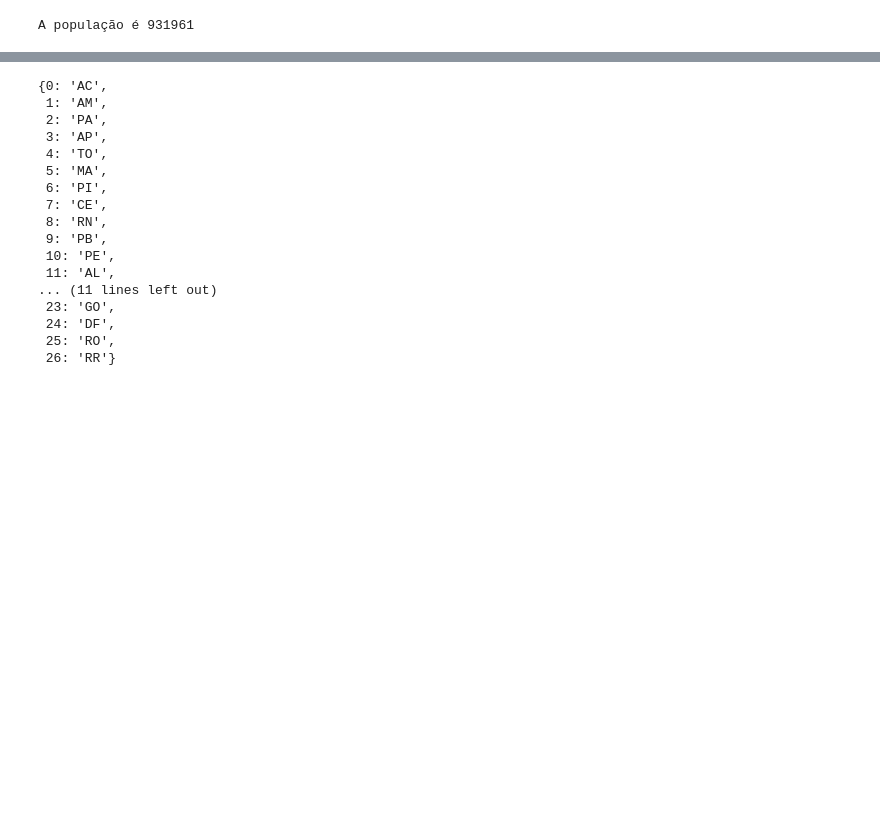
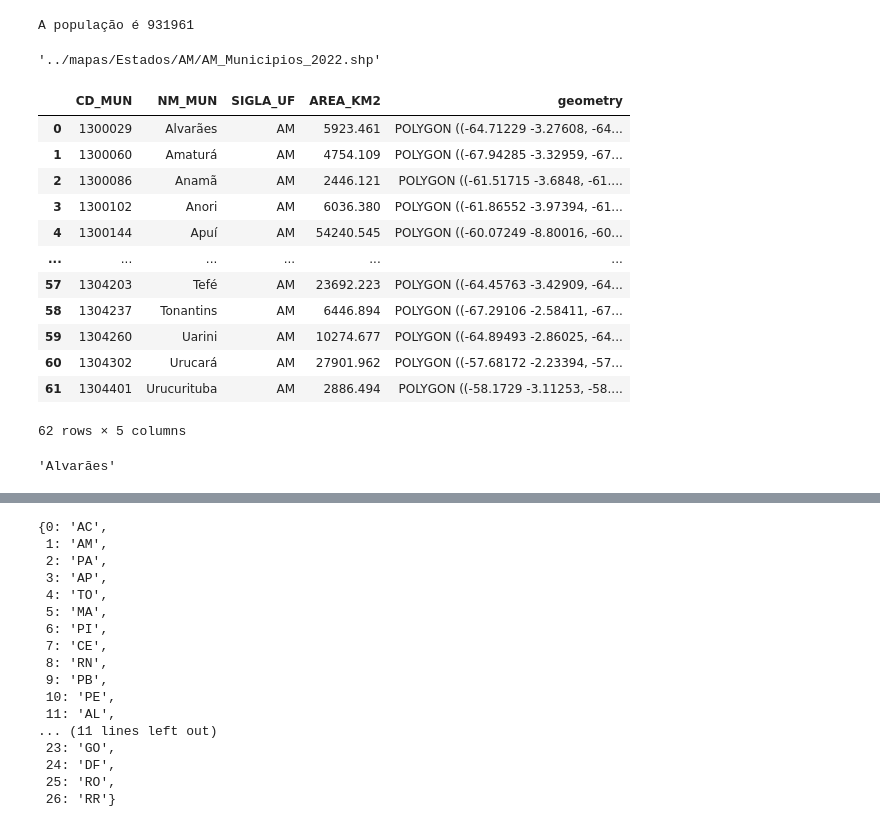
Before and after one commit to ecosustain/Info-APS, a Jupyter notebook: painel/teste.ipynb, the cells around one changed output, grey strips where cells are left out. Drawn from its saved outputs; the diff is of its cells as text; code cells hidden in the pictures; blank space fills up the shorter version.

```diff
--- a/painel/teste.ipynb
+++ b/painel/teste.ipynb
@@ -195,3 +195,16 @@ A população é 931961
 # %%
 # Converter para JSON
 cadastro_ultimo_ano.to_json('data/cadastros.json', orient='records')
+# %%
+import os
+
+estado = 'AM'
+
+# get shapefile
+arquivos = os.listdir(f'../mapas/Estados/{estado}')
+
+shapefile = [arquivo for arquivo in arquivos if arquivo.endswith('.shp')][0]
+shapefile = f'../mapas/Estados/{estado}/{shapefile}'
+shapefile
+# %% [output]
+'../mapas/Estados/AM/AM_Municipios_2022.shp'
@@ -197,0 +221,22 @@ cadastro_ultimo_ano.to_json('data/cadastros.json', orient='records')
+# %%
+gpd.read_file(shapefile)
+# %% [output]
+|  | CD_MUN | NM_MUN | SIGLA_UF | AREA_KM2 | geometry |
+| 0 | 1300029 | Alvarães | AM | 5923.461 | POLYGON ((-64.71229 -3.27608, -64... |
+| 1 | 1300060 | Amaturá | AM | 4754.109 | POLYGON ((-67.94285 -3.32959, -67... |
+| 2 | 1300086 | Anamã | AM | 2446.121 | POLYGON ((-61.51715 -3.6848, -61.... |
+| 3 | 1300102 | Anori | AM | 6036.380 | POLYGON ((-61.86552 -3.97394, -61... |
+| 4 | 1300144 | Apuí | AM | 54240.545 | POLYGON ((-60.07249 -8.80016, -60... |
+| ... | ... | ... | ... | ... | ... |
+| 57 | 1304203 | Tefé | AM | 23692.223 | POLYGON ((-64.45763 -3.42909, -64... |
+| 58 | 1304237 | Tonantins | AM | 6446.894 | POLYGON ((-67.29106 -2.58411, -67... |
+| 59 | 1304260 | Uarini | AM | 10274.677 | POLYGON ((-64.89493 -2.86025, -64... |
+| 60 | 1304302 | Urucará | AM | 27901.962 | POLYGON ((-57.68172 -2.23394, -57... |
+| 61 | 1304401 | Urucurituba | AM | 2886.494 | POLYGON ((-58.1729 -3.11253, -58.... |
+62 rows × 5 columns
+# %%
+mapa_mun = gpd.read_file(shapefile)
+
+mapa_mun.iloc[0]['NM_MUN']
+# %% [output]
+'Alvarães'
```
Also changed, not shown: parts of 16 cells of this notebook, 2 other files.
